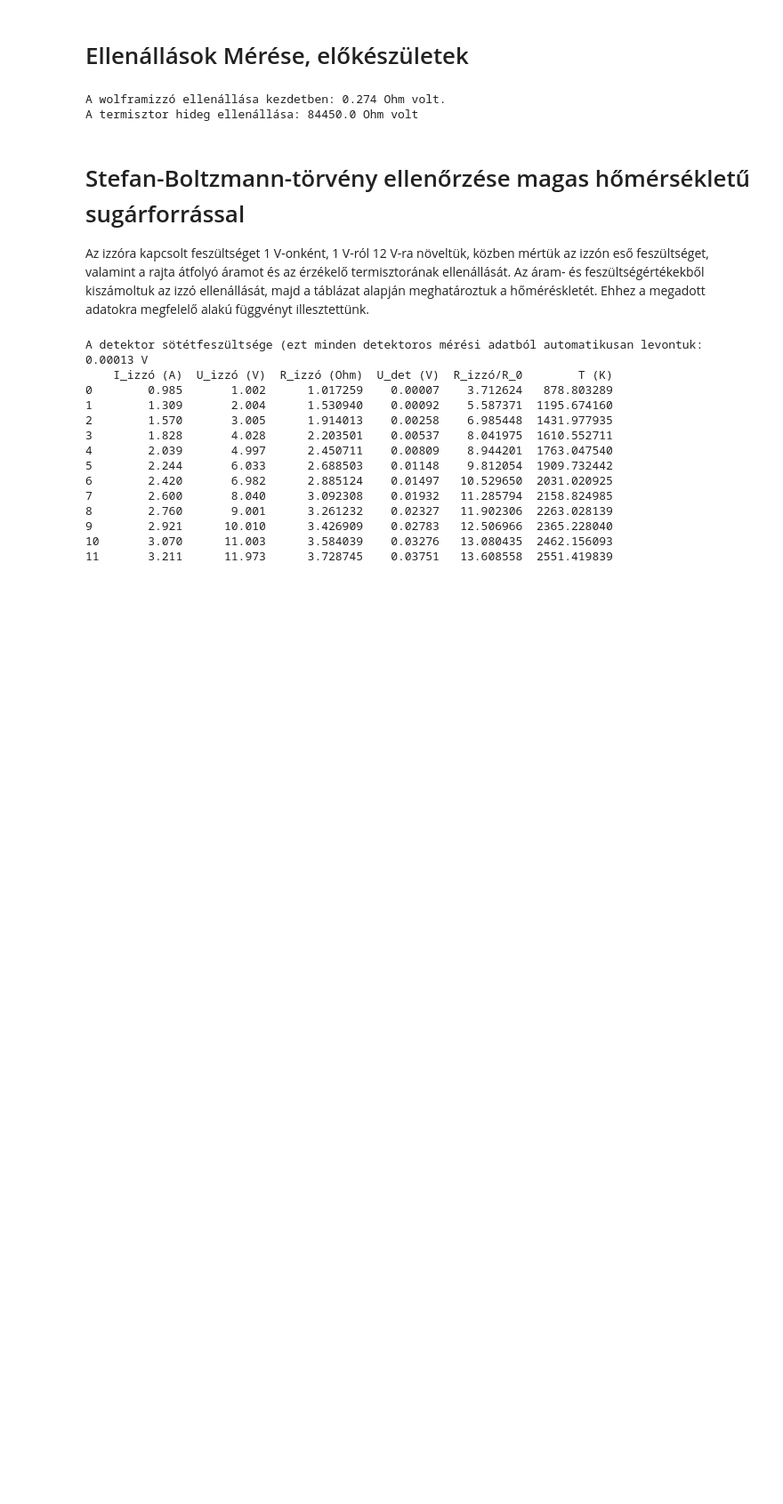
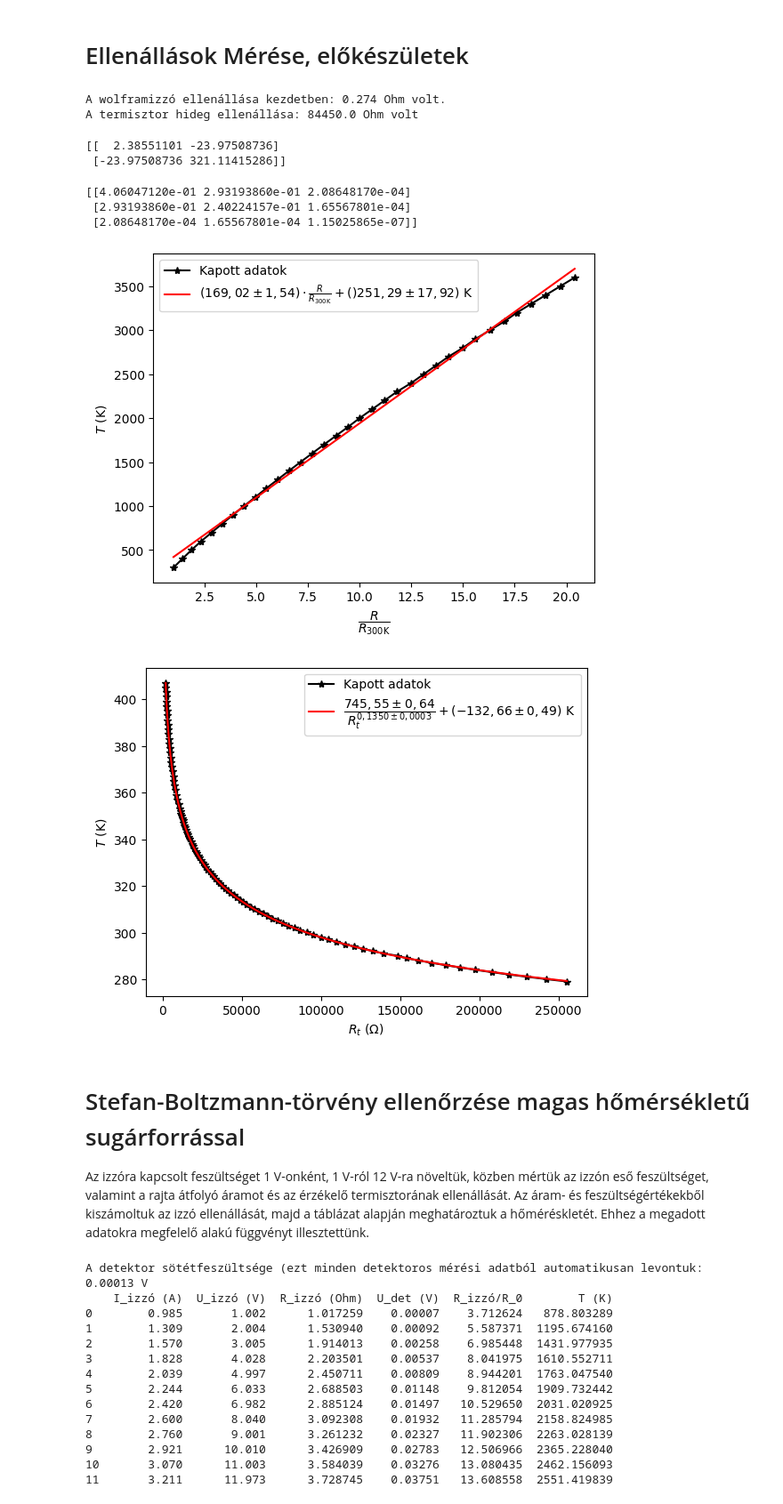
Before and after one commit to Sefi100/Labor, a Jupyter notebook: Hallab2/Hőmérsékletisugárzás/Homsug.ipynb, the cells around one changed output. Shown at 89% size. Drawn from its saved outputs; the diff is of its cells as text; code cells hidden in the pictures; blank space fills up the shorter version.

```diff
--- a/Hallab2/Hőmérsékletisugárzás/Homsug.ipynb
+++ b/Hallab2/Hőmérsékletisugárzás/Homsug.ipynb
@@ -22,12 +22,37 @@ A termisztor hideg ellenállása: 84450.0 Ohm volt
 # %%
 
 lin = lambda x, a, b: a*x+b
 [[a1, b1], cov] = curve_fit(lin, wolfram[:,0], wolfram[:,1])
 def wolf(x): return a1*x+b1
+print(cov)
+fig, ax = plt.subplots()
+ax.plot(wolfram[:,0], wolfram[:,1], 'k*-', label=r'Kapott adatok')
+ax.plot(wolfram[:,0], wolf(wolfram[:,0]), 'r-', label=r'$(169,02\pm 1,54)\cdot\frac{R}{R_{300\mathrm{K}}}+()251,29\pm17,92)~\mathrm{K}$')
+ax.set_xlabel(r'$\dfrac{R}{R_{300\mathrm{K}}}$')
+ax.set_ylabel(r'$T$ (K)')
+ax.legend()
+plt.savefig('1linilleszt'+'.pdf', format='pdf', dpi=1000, bbox_inches='tight')
 
 fv = lambda x, a, b, c: a/np.power(x, c)+b
 [[a2, b2, c2], cov] = curve_fit(fv, termisztor[:,1], termisztor[:,0], p0=[2, 1, 0.4])
-def term(x): return a2/np.power(x, c2)+b2+273.15
+def term(x): return a2/np.power(x, c2)+b2+273.16
+
+print(cov)
+fig, ax = plt.subplots()
+ax.plot(termisztor[:,1], termisztor[:,0]+273.16, 'k*-', label=r'Kapott adatok')
+ax.plot(termisztor[:,1], term(termisztor[:,1]), 'r-', label=r'$\dfrac{745,55\pm 0,64}{R_t^{0,1350\pm 0,0003}}+(-132,66\pm 0,49)~\mathrm{K}$')
+ax.set_xlabel(r'$R_t~(\Omega)$')
+ax.set_ylabel(r'$T$ (K)')
+ax.legend()
+plt.savefig('1vmiilleszt'+'.pdf', format='pdf', dpi=1000, bbox_inches='tight')
+# %% [output]
+[[  2.38551101 -23.97508736]
+ [-23.97508736 321.11415286]]
+[[4.06047120e-01 2.93193860e-01 2.08648170e-04]
+ [2.93193860e-01 2.40224157e-01 1.65567801e-04]
+ [2.08648170e-04 1.65567801e-04 1.15025865e-07]]
+[figure, added]
+[figure, added]
 # %% [markdown]
 # Stefan-Boltzmann-törvény ellenőrzése magas hőmérsékletű sugárforrással
 Az izzóra kapcsolt feszültséget 1 V-onként, 1 V-ról 12 V-ra növeltük, közben mértük az izzón eső feszültséget, valamint a rajta átfolyó áramot és az érzékelő termisztorának ellenállását. Az áram- és feszültségértékekből kiszámoltuk az izzó ellenállását, majd a táblázat alapján meghatároztuk a hőméréskletét. Ehhez a megadott adatokra megfelelő alakú függvényt illesztettünk.
```
Also changed, not shown: parts of 1 cell of this notebook, 10 other files.
